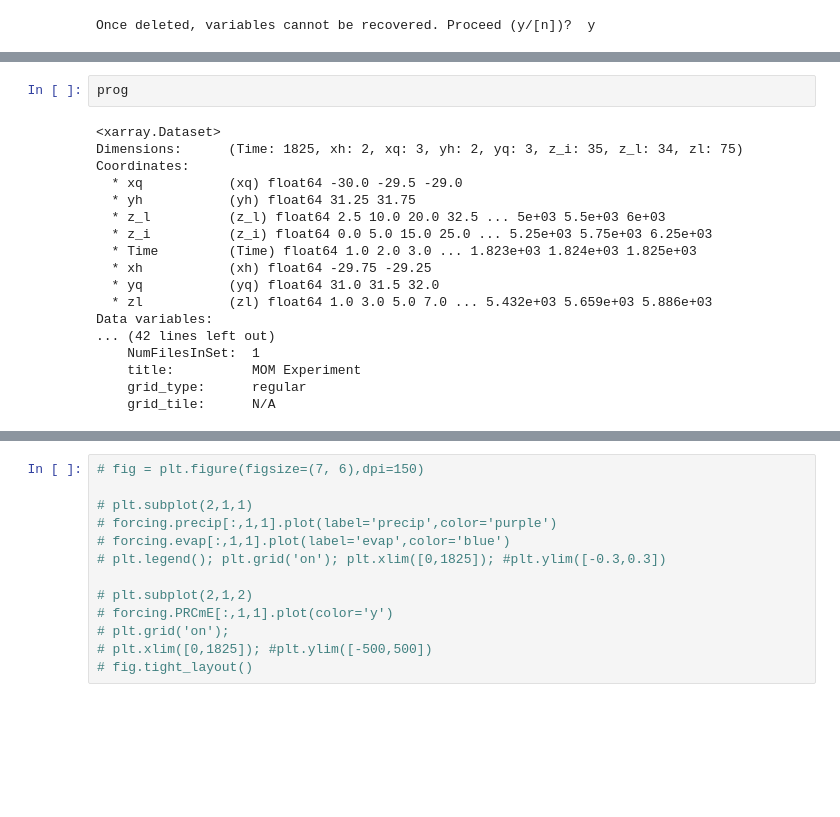
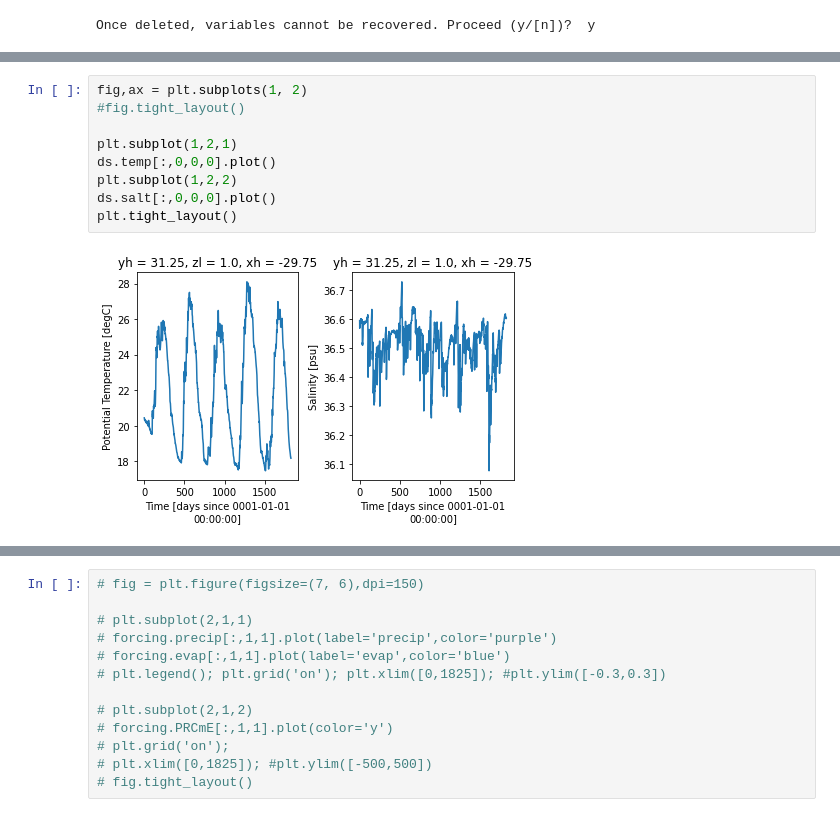
Before and after one commit to ElizabethYankovsky/MARBL_notebooks, a Jupyter notebook: Basic_analysis.ipynb, the cells around one changed output, grey strips where cells are left out. Cells and saved outputs as stored; diff of their text form; blank space fills up the shorter version.

```diff
--- a/Basic_analysis.ipynb
+++ b/Basic_analysis.ipynb
@@ -62,20 +80,11 @@ fig.tight_layout()
-# %%
-prog
-# %% [output]
-<xarray.Dataset>
-Dimensions:      (Time: 1825, xh: 2, xq: 3, yh: 2, yq: 3, z_i: 35, z_l: 34, zl: 75)
-Coordinates:
-  * xq           (xq) float64 -30.0 -29.5 -29.0
-  * yh           (yh) float64 31.25 31.75
-  * z_l          (z_l) float64 2.5 10.0 20.0 32.5 ... 5e+03 5.5e+03 6e+03
-  * z_i          (z_i) float64 0.0 5.0 15.0 25.0 ... 5.25e+03 5.75e+03 6.25e+03
-  * Time         (Time) float64 1.0 2.0 3.0 ... 1.823e+03 1.824e+03 1.825e+03
-  * xh           (xh) float64 -29.75 -29.25
-  * yq           (yq) float64 31.0 31.5 32.0
-  * zl           (zl) float64 1.0 3.0 5.0 7.0 ... 5.432e+03 5.659e+03 5.886e+03
-Data variables:
-... (42 lines left out)
-    NumFilesInSet:  1
-    title:          MOM Experiment
-    grid_type:      regular
-    grid_tile:      N/A
+# %%
+fig,ax = plt.subplots(1, 2)
+#fig.tight_layout()
+
+plt.subplot(1,2,1)
+ds.temp[:,0,0,0].plot()
+plt.subplot(1,2,2)
+ds.salt[:,0,0,0].plot()
+plt.tight_layout()
+# %% [output]
+[figure, added]
```
Also changed, not shown: parts of 11 cells of this notebook, 2 other files.
